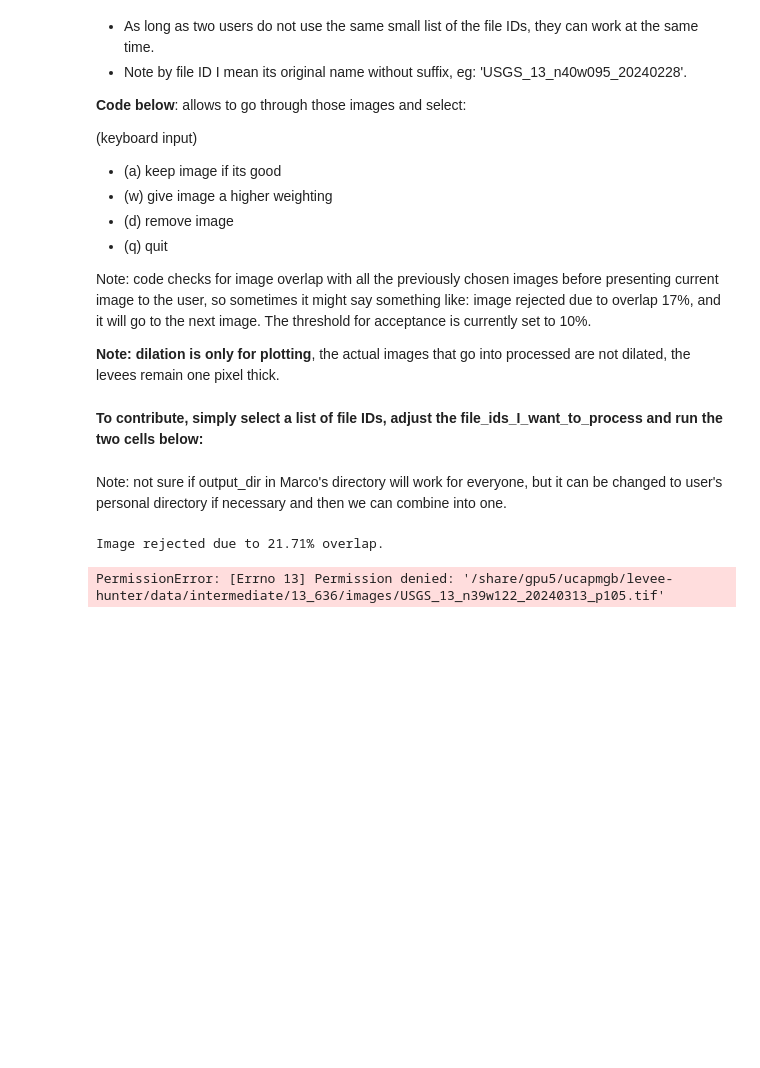
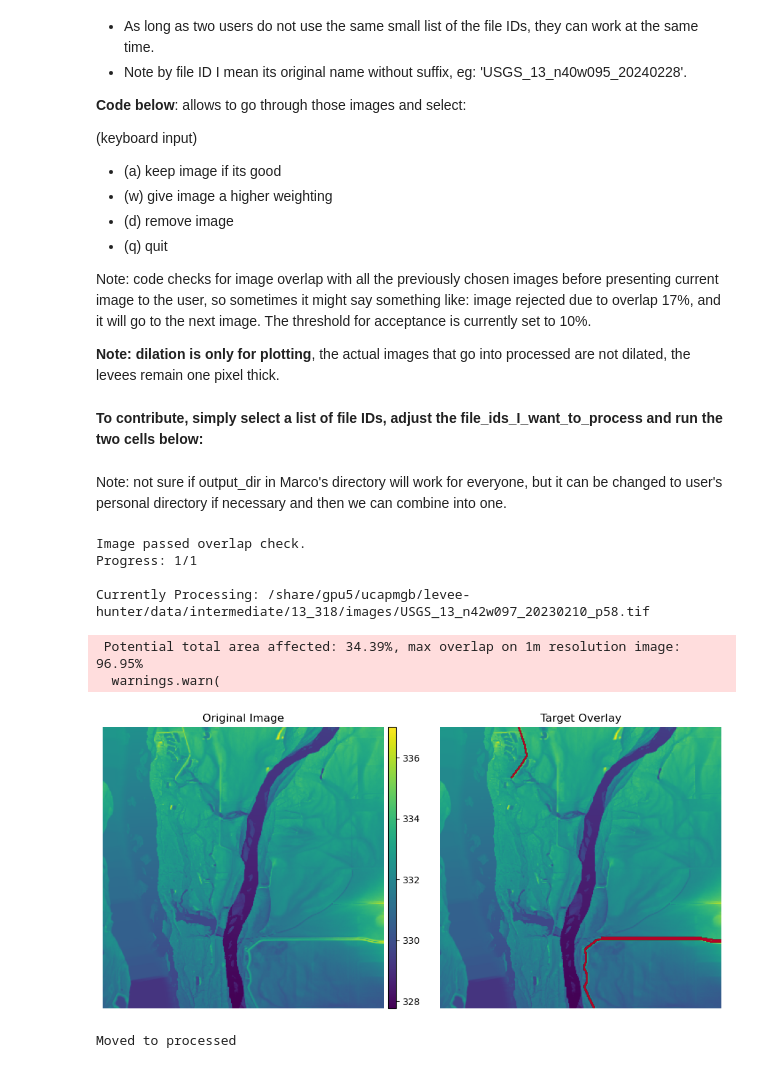
Before and after one commit to p-mucha/levee-hunter, a Jupyter notebook: tutorial/contribute_to_img_selection.ipynb, the cells around one changed output. Cells and saved outputs as stored; diff of their text form; code cells hidden in the pictures; blank space fills up the shorter version.

Commit message:
All initially selected images for testing processed

```diff
--- a/tutorial/contribute_to_img_selection.ipynb
+++ b/tutorial/contribute_to_img_selection.ipynb
@@ -53,7 +46,7 @@ list_8 = ['USGS_13_n43w089_20241107', 'USGS_13_n40w106_20230602', 'USGS_13_n36w1
 list_9 = ['USGS_13_n40w075_20210624', 'USGS_13_n34w113_20241016', 'USGS_13_n29w082_20221103', 'USGS_13_n27w081_20221103']
 # %%
 # replace with your actual list
-file_ids_I_want_to_process = list_0
+file_ids_I_want_to_process = list_0 + list_1 + list_2 + list_3 + list_4 + list_5 + list_6 + list_7 + list_8 + list_9
 # %%
 from levee_hunter.processing.helpers import specify_helper
 bounds_file = "/share/gpu5/pmucha/fathom/levee-hunter/data/processed/1m_1024/all_bad_bounds.txt"
@@ -63,22 +56,28 @@ Note: not sure if output_dir in Marco's directory will work for everyone, but it
 # %%
 from levee_hunter.processing.dataset_images_choice import interactive_images_selection
 
 # please note, the dilation_size is only for visualisation.
 # powernorm_threshold means that if the scale on image is high, the image will be plotted with powernorm scale
 # effect sort of like log scale
 interactive_images_selection(
-    intermediate_data_path="/share/gpu5/ucapmgb/levee-hunter/data/intermediate/13_636", # do not change this
-    output_dir='/share/gpu5/ucapmgb/levee-hunter/data/processed/13_636',                # adjust if needed
+    intermediate_data_path="/share/gpu5/ucapmgb/levee-hunter/data/intermediate/13_318", # do not change this
+    output_dir='/share/gpu5/ucapmgb/levee-hunter/data/processed/13_318',                # adjust if needed
     dilation_size=2,         # for visualisation only, less than 5 recommended for 1/3 data
     figsize=(12, 6),         # for visualisation only
     cmap='viridis',          # for visualisation only
     plot="overlay",       # for visualisation only
     file_ids_toprocess=file_ids_I_want_to_process,
     powernorm_threshold=40,  # for visualisation only
     store_bad_bounds=False,
     store_bad_images=False,
     helper=helper,
     )
 # %% [output]
-Image rejected due to 21.71% overlap.
+Image passed overlap check.
+Progress: 1/1
+
+Currently Processing: /share/gpu5/ucapmgb/levee-hunter/data/intermediate/13_318/images/USGS_13_n42w097_20230210_p58.tif
-PermissionError: [Errno 13] Permission denied: '/share/gpu5/ucapmgb/levee-hunter/data/intermediate/13_636/images/USGS_13_n39w122_20240313_p105.tif'
+ Potential total area affected: 34.39%, max overlap on 1m resolution image: 96.95%
+  warnings.warn(
+[figure, added]
+Moved to processed
```
Also changed, not shown: parts of 1 cell of this notebook.
